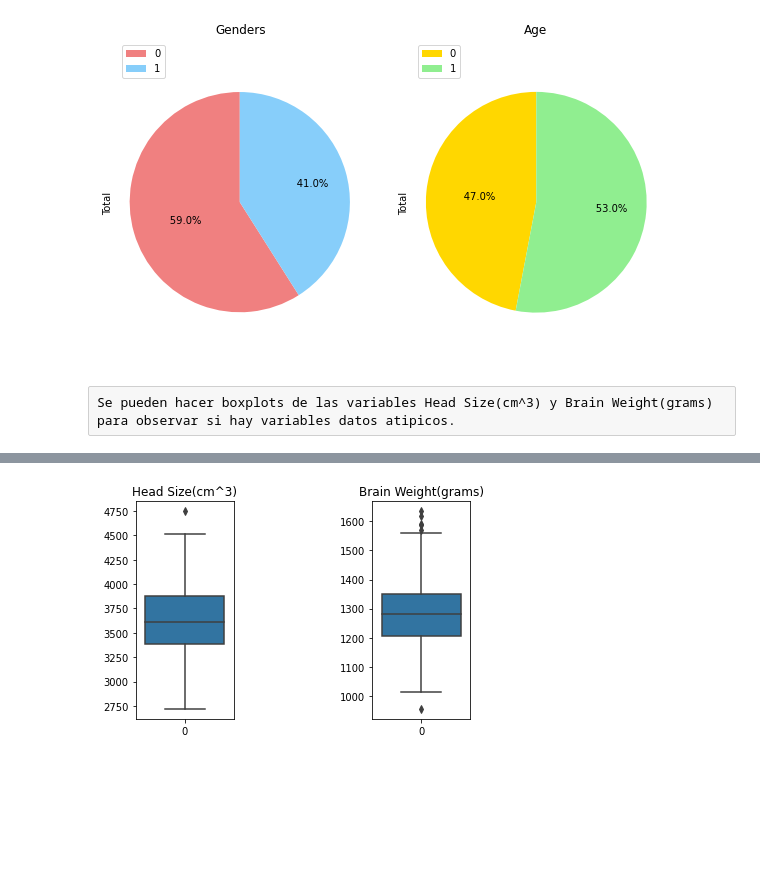
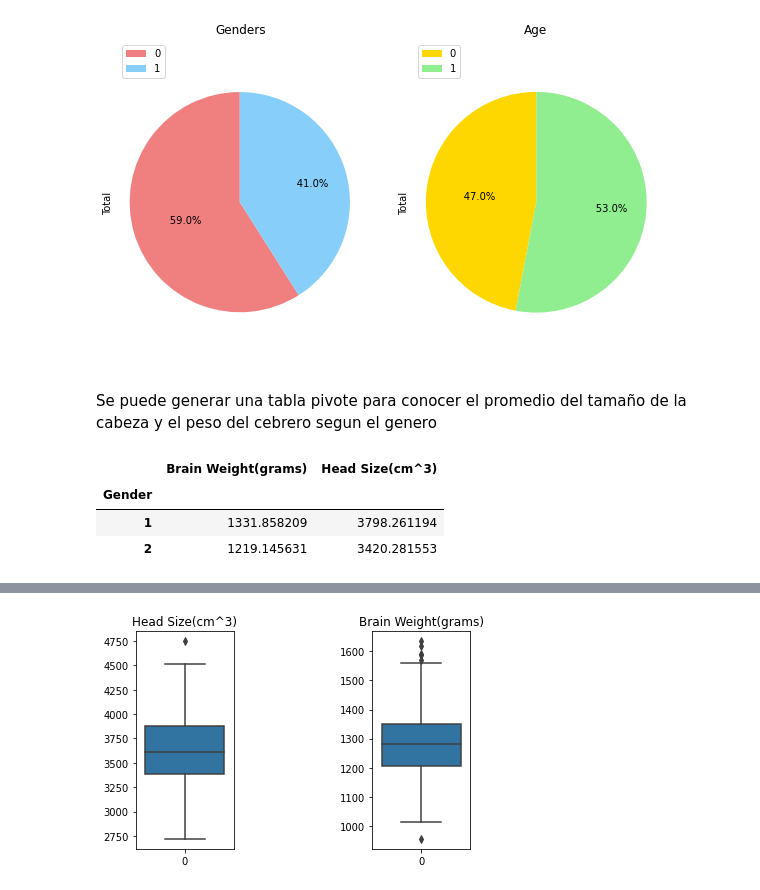
Before and after one commit to CesarV17/Clase, a Jupyter notebook: Evalucion Final (1).ipynb, the cells around one changed output, grey strips where cells are left out. Cells and saved outputs as stored; diff of their text form; code cells hidden in the pictures; blank space fills up the shorter version.

```diff
--- a/Evalucion Final (1).ipynb
+++ b/Evalucion Final (1).ipynb
@@ -76,5 +83,15 @@ plt.legend(labels= df.index,loc = 'upper left')
 plt.show()
 # %% [output]
 [figure]
-# %% [raw]
-Se pueden hacer boxplots de las variables Head Size(cm^3) y Brain Weight(grams) para observar si hay variables datos atipicos.
+# %% [markdown]
+Se puede generar una tabla pivote para conocer el promedio del tamaño de la cabeza y el peso del cebrero segun el genero
+# %%
+pd.pivot_table(df,
+              index='Gender',
+              values = ['Brain Weight(grams)', 'Head Size(cm^3)'],
+              aggfunc = 'mean')
+# %% [output]
+|  | Brain Weight(grams) | Head Size(cm^3) |
+| Gender |  |  |
+| 1 | 1331.858209 | 3798.261194 |
+| 2 | 1219.145631 | 3420.281553 |
```
Also changed, not shown: parts of 16 cells of this notebook.
